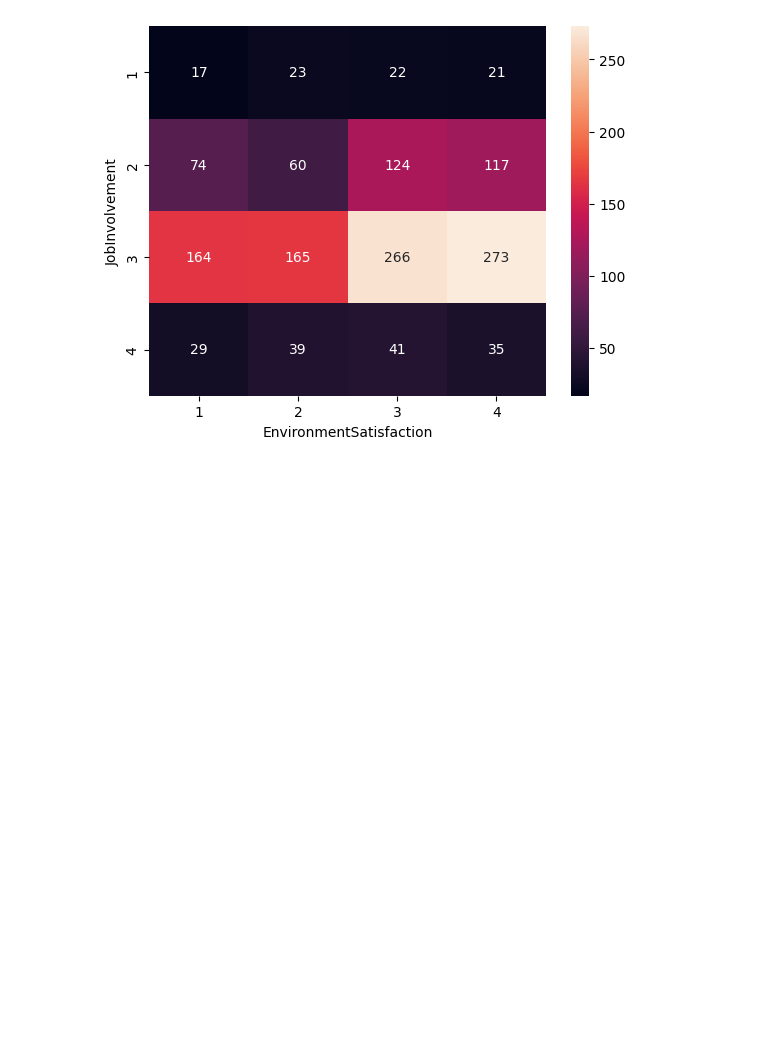
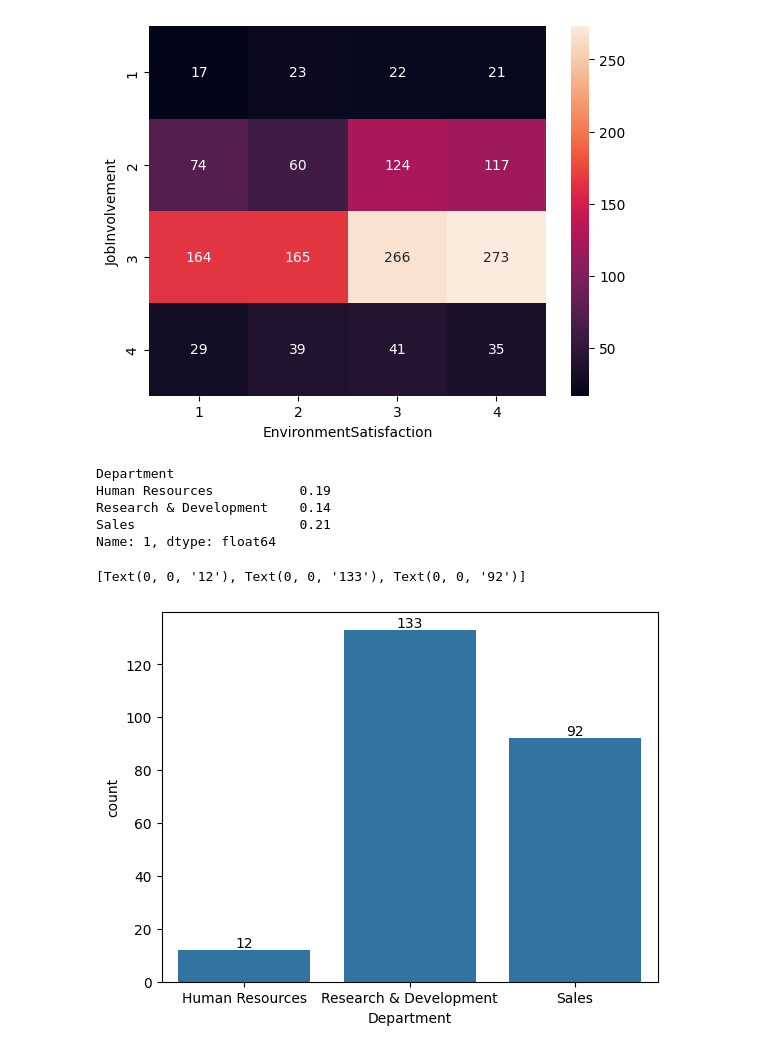
Before and after one commit to ismail-sha/Employee-Resignation-Prediction, a Jupyter notebook: resig_pred.ipynb, the cells around one changed output. Saved outputs shown, nothing was run; the diff lists cells and outputs as text; code cells hidden in the pictures; blank space fills up the shorter version.

Commit message:
Signals in departments

```diff
--- a/resig_pred.ipynb
+++ b/resig_pred.ipynb
@@ -249,3 +249,19 @@ sns.heatmap(counts, annot=True, fmt='g')
 # %% [output]
 <Axes: xlabel='EnvironmentSatisfaction', ylabel='JobInvolvement'>
 [figure]
+# %%
+df.groupby('Department')['Attrition'].value_counts(normalize=True).round(2).unstack()[1]
+# %% [output]
+Department
+Human Resources           0.19
+Research & Development    0.14
+Sales                     0.21
+Name: 1, dtype: float64
+# %%
+attr_yes = (df[df['Attrition'] == 1].groupby('Department').size().reset_index(name='count'))
+
+ax = sns.barplot(data=attr_yes, x='Department', y='count')
+ax.bar_label(ax.containers[0], fmt="%d")
+# %% [output]
+[Text(0, 0, '12'), Text(0, 0, '133'), Text(0, 0, '92')]
+[figure, added]
```
